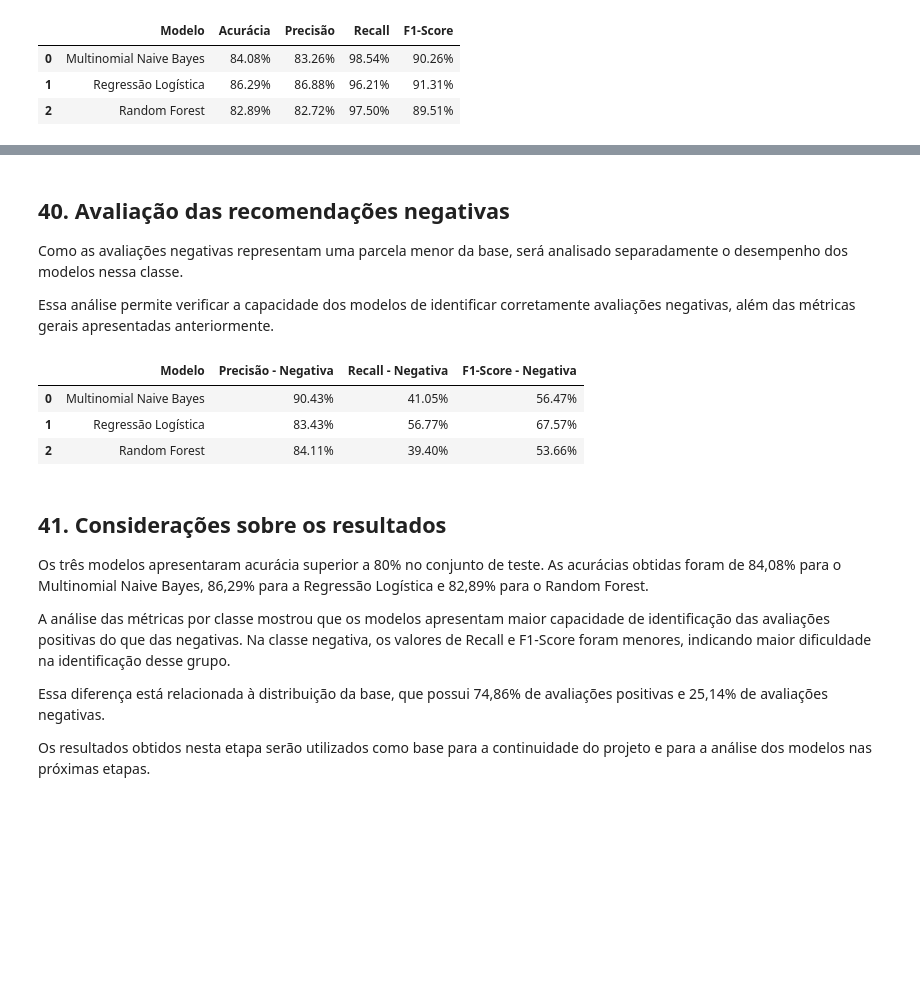
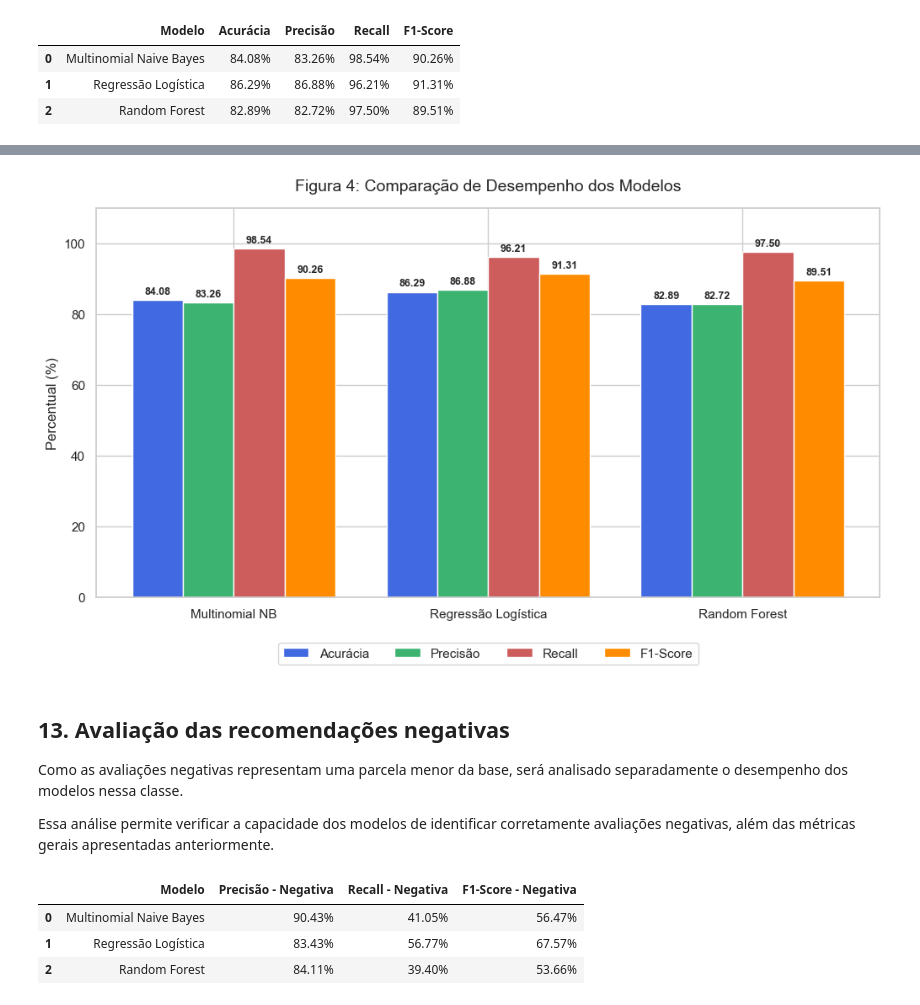
Before and after one commit to marcosaraujoCL/projeto-aplicado-II-classificacoes-avaliacoes, a Jupyter notebook: Notebooks/02_modelagem_avaliacao.ipynb, the cells around one changed output, grey strips where cells are left out. Saved outputs shown, nothing was run; the diff lists cells and outputs as text; code cells hidden in the pictures; blank space fills up the shorter version.

```diff
--- a/Notebooks/02_modelagem_avaliacao.ipynb
+++ b/Notebooks/02_modelagem_avaliacao.ipynb
@@ -1081,5 +432,39 @@ df_resultados.style.format({
+# %%
+# Figura 4: Comparação de Desempenho dos Modelos (valores lidos da tabela de resultados)
+nomes_modelos = ["Multinomial NB", "Regressão Logística", "Random Forest"]
+valores = df_resultados[["Acurácia", "Precisão", "Recall", "F1-Score"]] * 100
+
+acuracia = valores["Acurácia"].tolist()
+precisao = valores["Precisão"].tolist()
+recall = valores["Recall"].tolist()
+f1_valores = valores["F1-Score"].tolist()   # nome diferente para não sobrescrever f1_score do sklearn
+
+x = np.arange(len(nomes_modelos))
+width = 0.20
+
+fig, ax = plt.subplots(figsize=(12, 6))
+
+rects1 = ax.bar(x - 1.5*width, acuracia, width, label="Acurácia", color="royalblue")
+rects2 = ax.bar(x - 0.5*width, precisao, width, label="Precisão", color="mediumseagreen")
+rects3 = ax.bar(x + 0.5*width, recall, width, label="Recall", color="indianred")
+rects4 = ax.bar(x + 1.5*width, f1_valores, width, label="F1-Score", color="darkorange")
+
+ax.set_ylabel("Percentual (%)", fontsize=12)
+ax.set_title("Figura 4: Comparação de Desempenho dos Modelos", fontsize=14, pad=15)
+ax.set_xticks(x)
+ax.set_xticklabels(nomes_modelos, fontsize=11)
+ax.legend(loc="upper center", bbox_to_anchor=(0.5, -0.1), ncol=4, fontsize=11)
+
+for rects in (rects1, rects2, rects3, rects4):
+    ax.bar_label(rects, padding=3, fmt="%.2f", fontsize=9, fontweight="bold")
+
+plt.ylim(0, 110)
+plt.savefig(PASTA_FIGURAS / "figura4_comparacao_completa.png", dpi=300, bbox_inches="tight")
+plt.show()
+# %% [output]
+[figure, added]
 # %% [markdown]
-## 40. Avaliação das recomendações negativas
+## 13. Avaliação das recomendações negativas
 
 Como as avaliações negativas representam uma parcela menor da base, será analisado separadamente o desempenho dos modelos nessa classe.
 
@@ -1113,13 +498,3 @@ df_negativas.style.format({
 | 0 | Multinomial Naive Bayes | 90.43% | 41.05% | 56.47% |
 | 1 | Regressão Logística | 83.43% | 56.77% | 67.57% |
 | 2 | Random Forest | 84.11% | 39.40% | 53.66% |
-# %% [markdown]
-## 41. Considerações sobre os resultados
-
-Os três modelos apresentaram acurácia superior a 80% no conjunto de teste. As acurácias obtidas foram de 84,08% para o Multinomial Naive Bayes, 86,29% para a Regressão Logística e 82,89% para o Random Forest.
-
-A análise das métricas por classe mostrou que os modelos apresentam maior capacidade de identificação das avaliações positivas do que das negativas. Na classe negativa, os valores de Recall e F1-Score foram menores, indicando maior dificuldade na identificação desse grupo.
-
-Essa diferença está relacionada à distribuição da base, que possui 74,86% de avaliações positivas e 25,14% de avaliações negativas.
-
-Os resultados obtidos nesta etapa serão utilizados como base para a continuidade do projeto e para a análise dos modelos nas próximas etapas.
```
Also changed, not shown: parts of 93 cells of this notebook, 2 other files.
